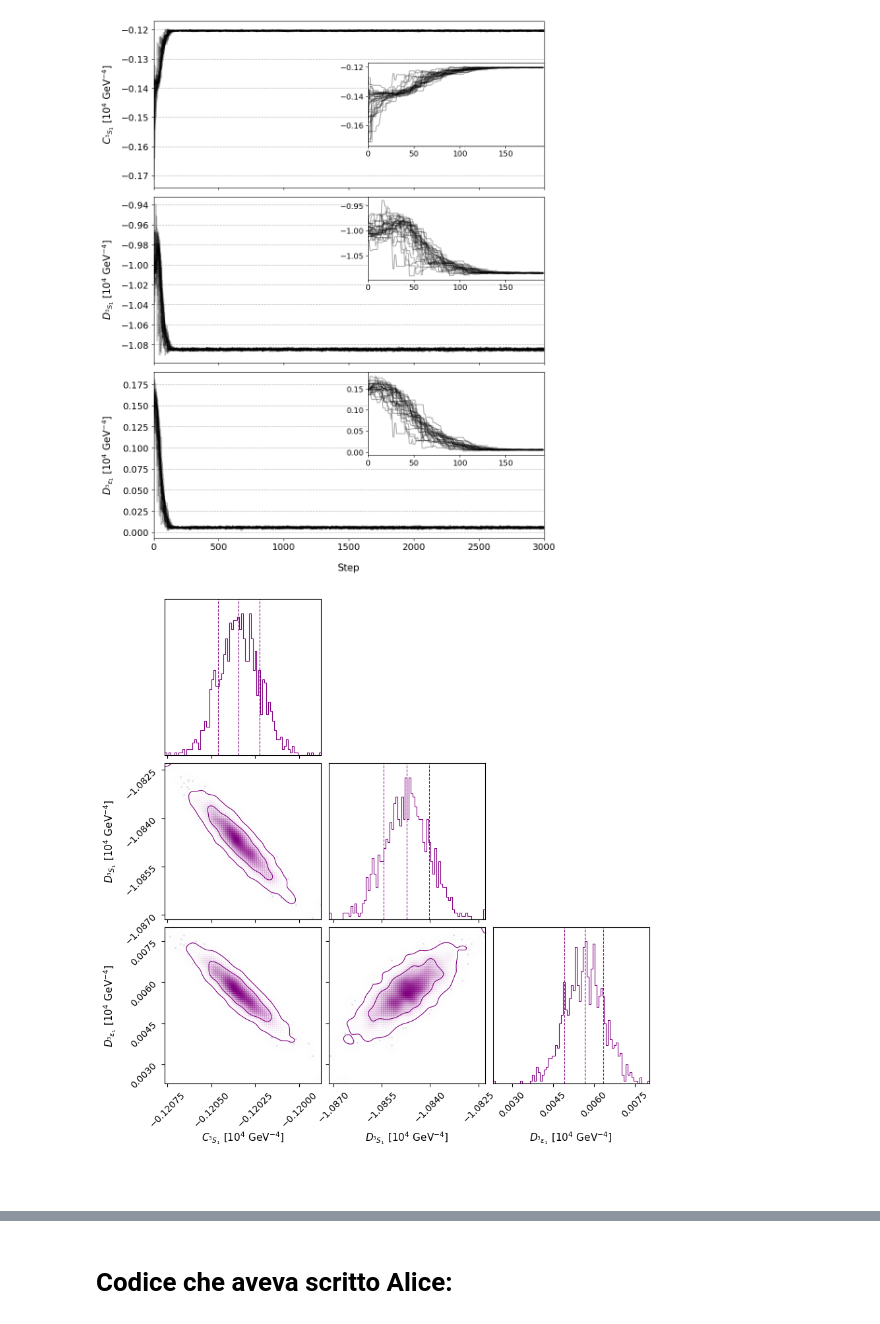
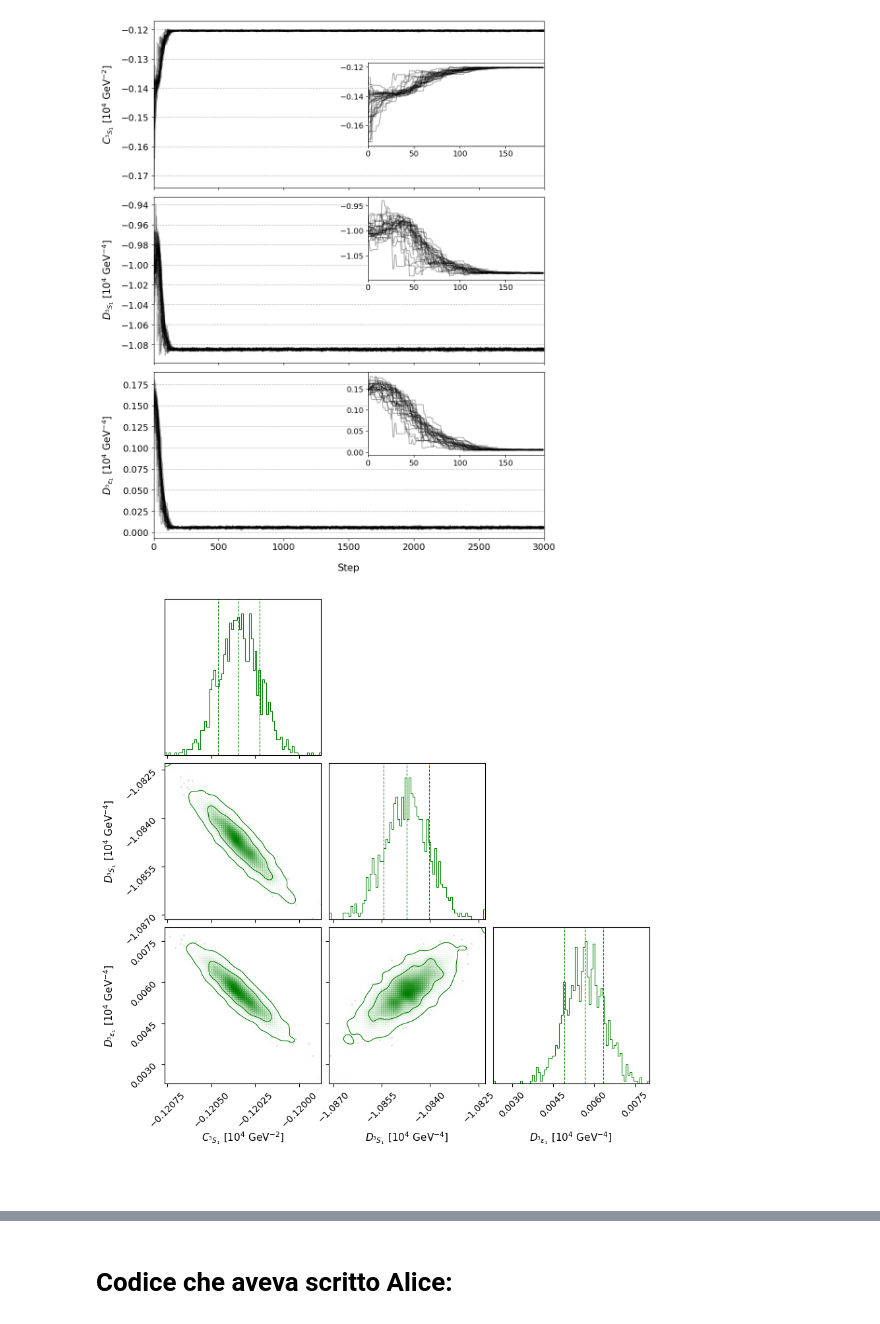
Before and after one commit to Lvetto/lmd_forza_nucleare, a Jupyter notebook: plots.ipynb, the cells around one changed output, grey strips where cells are left out. Saved outputs shown, nothing was run; the diff lists cells and outputs as text; code cells hidden in the pictures.

```diff
--- a/plots.ipynb
+++ b/plots.ipynb
@@ -325,0 +360,25 @@ plt.show()
+# %%
+# Utilizzando i parametri inferiti, calcoliamo le previsioni teoriche:
+
+nn.V = chiral_potential.two_nucleon_potential("LO",Lambda=500.0)
+
+C_1S0_LO_median = np.median(flat_samples_LO_1S0)
+C_1S0_LO_sigma = np.std(flat_samples_LO_1S0)
+C_3S1_LO_median = np.median(flat_samples_LO_3S1)
+C_3S1_LO_sigma = np.std(flat_samples_LO_3S1)
+
+print(f"[trascurando le unità di misura]\n")
+print(f"\nLO - C_1S0:\t{C_1S0_LO_median:.6f} +- {C_1S0_LO_sigma:.6f}")
+print(f"LO - C_3S1:\t{C_3S1_LO_median:.6f} +- {C_3S1_LO_sigma:.6f}\n")
+
+LO_lecs = {}
+LO_lecs["C_1S0"] = C_1S0_LO_median
+LO_lecs["C_3S1"] = C_3S1_LO_median
+nn.lecs = LO_lecs
+
+nn.compute_Tmtx(channel_1S0, verbose=False)
+data_LO_1S0 = nn.phase_shifts[0]
+nn.compute_Tmtx(channel_3S1, verbose=False)
+data_LO_3S1 = nn.phase_shifts[0][:, 0]
+data_LO_3D1 = nn.phase_shifts[0][:, 1]
+data_LO_mix = nn.phase_shifts[0][:, 2]
@@ -329,7 +431,7 @@ plt.show()
 # Leggiamo i parametri della run:
 
 nsteps_NLO_1S0, nwalkers_NLO_1S0, ndim_NLO_1S0 = NLO_1S0_chain.shape
-param_names_NLO_1S0 = [r"$C_{^1S_0}$ [$10^4$ GeV$^{-2}$]", r"$D_{^1S_0}$ [$10^4$ GeV$^{-2}$]"]
+param_names_NLO_1S0 = [r"$C_{^1S_0}$ [$10^4$ GeV$^{-2}$]", r"$D_{^1S_0}$ [$10^4$ GeV$^{-4}$]"]
 # %%
 # Sappiamo questa run specifica è la più instabile e dei walkers potrebbero perdersi.
 # Capiamo quali sono gli indici dei walker patologici guardando i path uno ad uno:
@@ -405,12 +507,12 @@ plt.show()
 # %%
 # Disegniamo i corner plots:
 
-flat_samples = process_chain(NLO_1S0_chain_clean, discard=discard_NLO_1S0, thin=thin_NLO_1S0, flat=True)
+flat_samples_NLO_1S0 = process_chain(NLO_1S0_chain_clean, discard=discard_NLO_1S0, thin=thin_NLO_1S0, flat=True)
 
 fig = plt.figure(figsize=(3*ndim_NLO_1S0, 3*ndim_NLO_1S0))
 
 corner_fig = corner.corner(
-    flat_samples,
+    flat_samples_NLO_1S0,
     labels=param_names_NLO_1S0,
     show_titles=False, # Impostiamo False per non litigare con le cifre significative nei titoli. [OPINABILE]
     # Purtroppo, non c'è neppure modo di litigare con le cifre significative delle ticks, che lasciamo di default.
@@ -421,7 +523,7 @@ corner_fig = corner.corner(
     bins=80,
     smooth=2.0,
     #smooth1d=1.0, # Personalmente non mi piace [OPINABILE]
-    color="purple",
+    color="g", # "purple"
     data_kwargs={
         "color": "lightgray",
         "alpha": 0.7, # (default 0.1)
@@ -458,7 +560,7 @@ plt.show()
 # Leggiamo i parametri della run:
 
 nsteps_NLO_3S1, nwalkers_NLO_3S1, ndim_NLO_3S1 = NLO_3S1_chain.shape
-param_names_NLO_3S1 = [r"$C_{^3S_1}$ [$10^4$ GeV$^{-4}$]", r"$D_{^3S_1}$ [$10^4$ GeV$^{-4}$]", r"$D_{^3\varepsilon_1}$ [$10^4$ GeV$^{-4}$]"]
+param_names_NLO_3S1 = [r"$C_{^3S_1}$ [$10^4$ GeV$^{-2}$]", r"$D_{^3S_1}$ [$10^4$ GeV$^{-4}$]", r"$D_{^3\varepsilon_1}$ [$10^4$ GeV$^{-4}$]"]
 # %%
 # Otteniamo i tempi di auto-correlazione:
 
@@ -530,12 +632,12 @@ plt.show()
 # %%
 # Disegniamo i corner plots:
 
-flat_samples = process_chain(NLO_3S1_chain, discard=discard_NLO_3S1, thin=thin_NLO_3S1, flat=True)
+flat_samples_NLO_3S1 = process_chain(NLO_3S1_chain, discard=discard_NLO_3S1, thin=thin_NLO_3S1, flat=True)
 
 fig = plt.figure(figsize=(3*ndim_NLO_3S1, 3*ndim_NLO_3S1))
 
 corner_fig = corner.corner(
-    flat_samples,
+    flat_samples_NLO_3S1,
     labels=param_names_NLO_3S1,
     show_titles=False, # Impostiamo False per non litigare con le cifre significative nei titoli. [OPINABILE]
     # Purtroppo, non c'è neppure modo di litigare con le cifre significative delle ticks, che lasciamo di default.
@@ -546,34 +648,34 @@ corner_fig = corner.corner(
     bins=80,
     smooth=2.0,
     #smooth1d=1.0, # Personalmente non mi piace [OPINABILE]
-    color="purple",
+    color="g", # "purple"
     data_kwargs={
         "color": "lightgray",
         "alpha": 0.7, # (default 0.1)
         "ms": 2.0 # Diametro dei datapoints (default 2)
     },
     max_n_ticks=4,
     quantiles=[0.16, 0.5, 0.84], # Nei diagonali, sono le linee trattegiate verticali
     levels=(0.68, 0.95), # Nei non-diagonali, sono le linee di livello continue
     label_kwargs={"fontsize": 11}, # Non vedo nessuna differenza nel cambiare il labelpad(?)
     hist_kwargs={"linewidth": 0.8}, # Spessore della cresta dell'istogramma (default 1)
     contour_kwargs={"linewidths": 0.8}, # Spessore delle curve di livello (default 1)
     use_math_text=False, # Se True, permette di usare la notazione scientifica nelle ticks
     #plot_contours=True, # Soppresso se scegliamo i levels manualmente
     #fill_contours=True, # Riempie le curve di livello
     #plot_density=True, # Già true di default
 )
 
 # Routine per cambiare lo spessore delle linee trattegiate verticali dei diagonali:
 for ax in np.array(corner_fig.axes):
     for line in ax.lines:
         if line.get_linestyle() == "--":
             line.set_linewidth(0.8)
 
 #fig.suptitle(r"Corner Plot per NLO - $^3S_1$", fontsize=16)
 #fig.savefig("figures/corner_NLO_3S1.pdf", format="pdf", dpi=300, bbox_inches="tight")
 plt.show()
 # %% [output]
-[figure, old version]
+[figure, new version]
 # %% [markdown]
-#
+##
```
Also changed, not shown: parts of 28 cells of this notebook, 1 other file.
